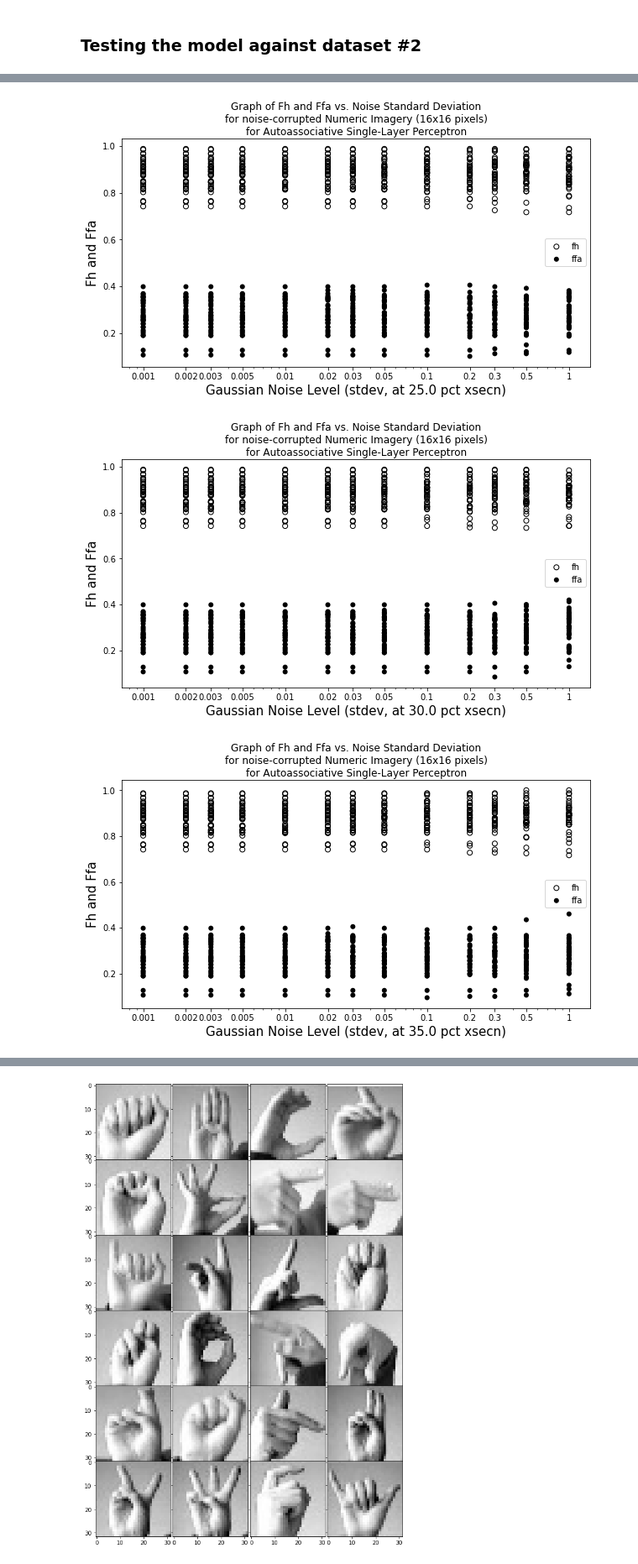
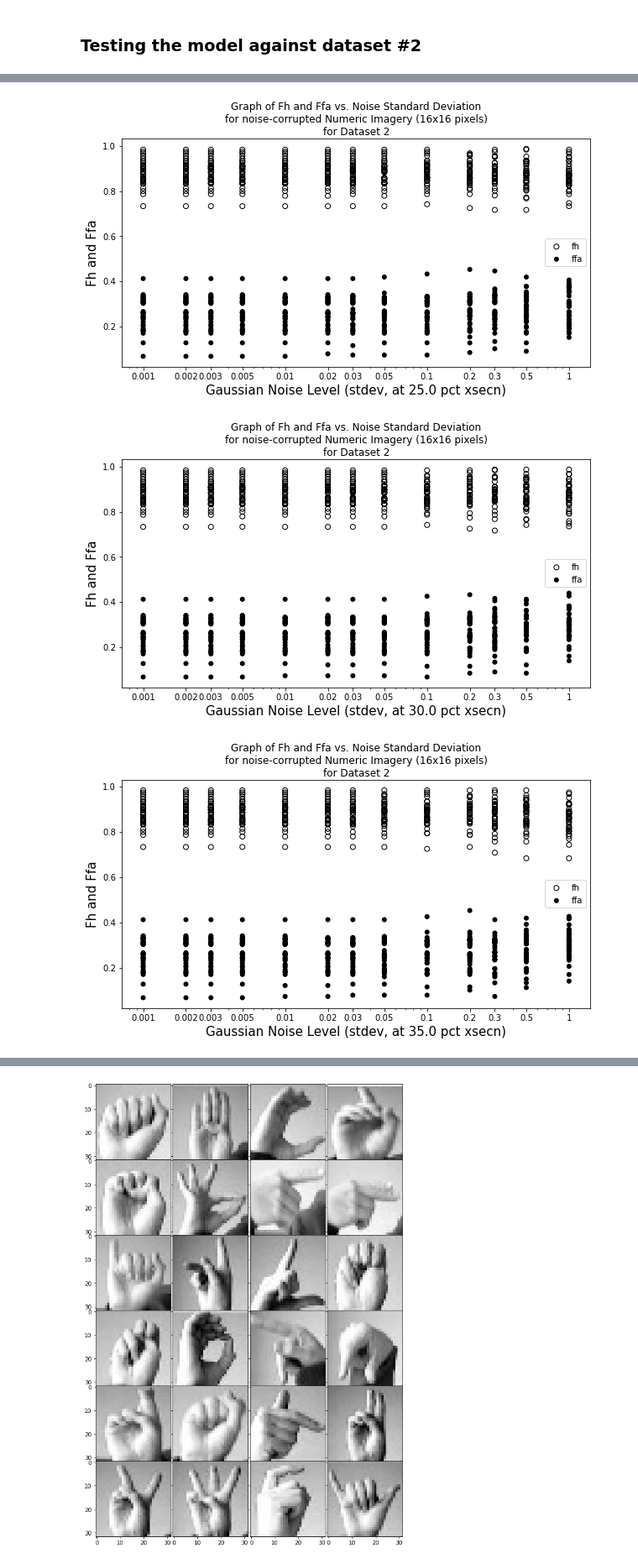
Before and after one commit to shivambang/Neural-Networks, a Jupyter notebook: Deep Neural Network/dnn.ipynb, the cells around one changed output, grey strips where cells are left out. Shown at 84% size. Drawn from its saved outputs; the diff is of its cells as text; code cells hidden in the pictures.

```diff
--- a/Deep Neural Network/dnn.ipynb
+++ b/Deep Neural Network/dnn.ipynb
@@ -294,7 +294,7 @@ for i, cx in enumerate(cxs):
     plt.figure(figsize=(10, 5))
     plt.title(("Graph of Fh and Ffa vs. Noise Standard Deviation\n"
         "for noise-corrupted Numeric Imagery (16x16 pixels)\n"
-        "for Autoassociative Single-Layer Perceptron"), loc='center', wrap=True)
+        "for Autoassociative Dataset 1"), loc='center', wrap=True)
     plt.xlabel(f'Gaussian Noise Level (stdev, at {cx*100} pct xsecn)', size=15)
     plt.ylabel('Fh and Ffa', size=15)
     plt.xscale('log')
@@ -576,7 +576,7 @@ for i, cx in enumerate(cxs):
     plt.figure(figsize=(10, 5))
     plt.title(("Graph of Fh and Ffa vs. Noise Standard Deviation\n"
         "for noise-corrupted Numeric Imagery (16x16 pixels)\n"
-        "for Autoassociative Single-Layer Perceptron"), loc='center', wrap=True)
+        "for Dataset 2"), loc='center', wrap=True)
     plt.xlabel(f'Gaussian Noise Level (stdev, at {cx*100} pct xsecn)', size=15)
     plt.ylabel('Fh and Ffa', size=15)
     plt.xscale('log')
@@ -590,6 +590,6 @@ for i, cx in enumerate(cxs):
-[figure, old version]
+[figure, new version]
-[figure, old version]
+[figure, new version]
-[figure, old version]
+[figure, new version]
 # %%
 from IPython.display import display
 for i, cx in enumerate(cxs):
```
Also changed, not shown: parts of 22 cells of this notebook.
